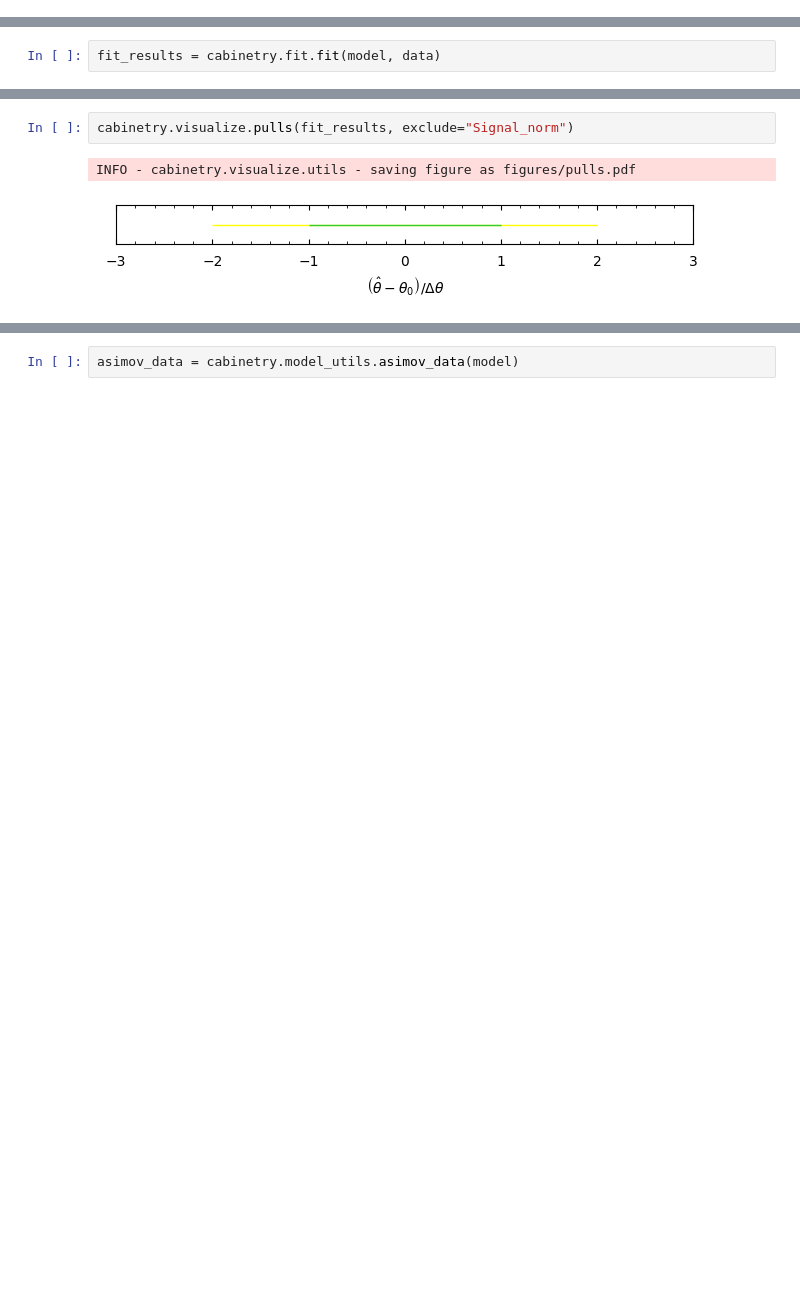
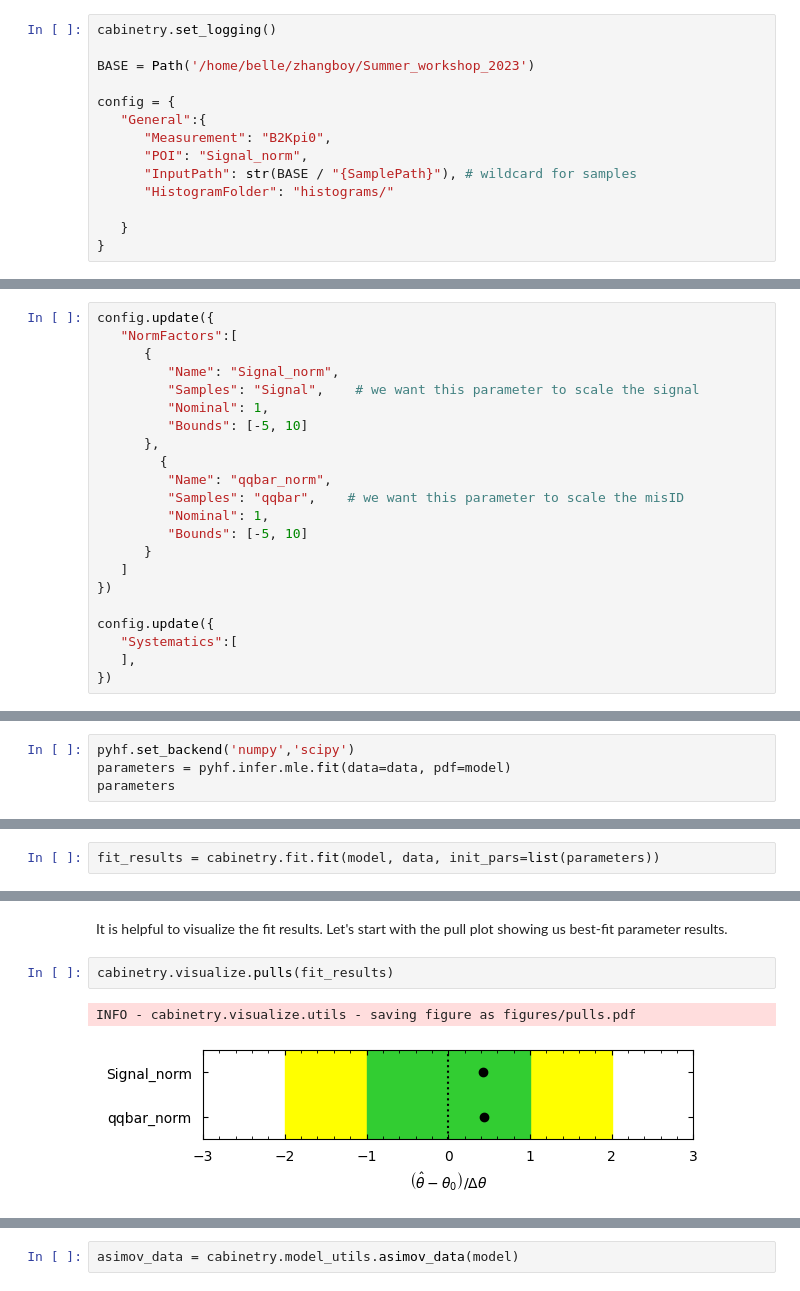
Before and after one commit to lorenzennio/pyhf-tutorial, a Jupyter notebook: 03_B_to_K_pi.ipynb, the cells around one changed output, grey strips where cells are left out. Cells and saved outputs as stored; diff of their text form; blank space fills up the shorter version.

```diff
--- a/03_B_to_K_pi.ipynb
+++ b/03_B_to_K_pi.ipynb
@@ -176,0 +46,14 @@ DEBUG - cabinetry.workspace - saving workspace to example_workspace.json
+# %%
+cabinetry.set_logging()
+
+BASE = Path('/home/belle/zhangboy/Summer_workshop_2023')
+
+config = {
+   "General":{
+      "Measurement": "B2Kpi0",
+      "POI": "Signal_norm",
+      "InputPath": str(BASE / "{SamplePath}"), # wildcard for samples
+      "HistogramFolder": "histograms/"
+
+   }
+}
@@ -176,0 +102,22 @@ DEBUG - cabinetry.workspace - saving workspace to example_workspace.json
+# %%
+config.update({
+   "NormFactors":[
+      {
+         "Name": "Signal_norm",
+         "Samples": "Signal",    # we want this parameter to scale the signal
+         "Nominal": 1,
+         "Bounds": [-5, 10]
+      },
+        {
+         "Name": "qqbar_norm",
+         "Samples": "qqbar",    # we want this parameter to scale the misID
+         "Nominal": 1,
+         "Bounds": [-5, 10]
+      }
+   ]
+})
+
+config.update({
+   "Systematics":[
+   ],
+})
@@ -203,0 +235,4 @@ INFO - pyhf.pdf - adding modifier staterror_Signal_region (49 new nuisance param
+# %%
+pyhf.set_backend('numpy','scipy')
+parameters = pyhf.infer.mle.fit(data=data, pdf=model)
+parameters
@@ -204,4 +251,4 @@ INFO - pyhf.pdf - adding modifier staterror_Signal_region (49 new nuisance param
 # %%
-fit_results = cabinetry.fit.fit(model, data)
+fit_results = cabinetry.fit.fit(model, data, init_pars=list(parameters))
 # %% [output]
 INFO - cabinetry.fit - performing maximum likelihood fit
@@ -247,5 +294,7 @@ staterror_Signal_region[48]: 1.000 +/- 0.136
+# %% [markdown]
+It is helpful to visualize the fit results. Let's start with the pull plot showing us best-fit parameter results.
 # %%
-cabinetry.visualize.pulls(fit_results, exclude="Signal_norm")
+cabinetry.visualize.pulls(fit_results)
 # %% [output]
 INFO - cabinetry.visualize.utils - saving figure as figures/pulls.pdf
-[figure, old version]
+[figure, new version]
```
Also changed, not shown: parts of 66 cells of this notebook.
